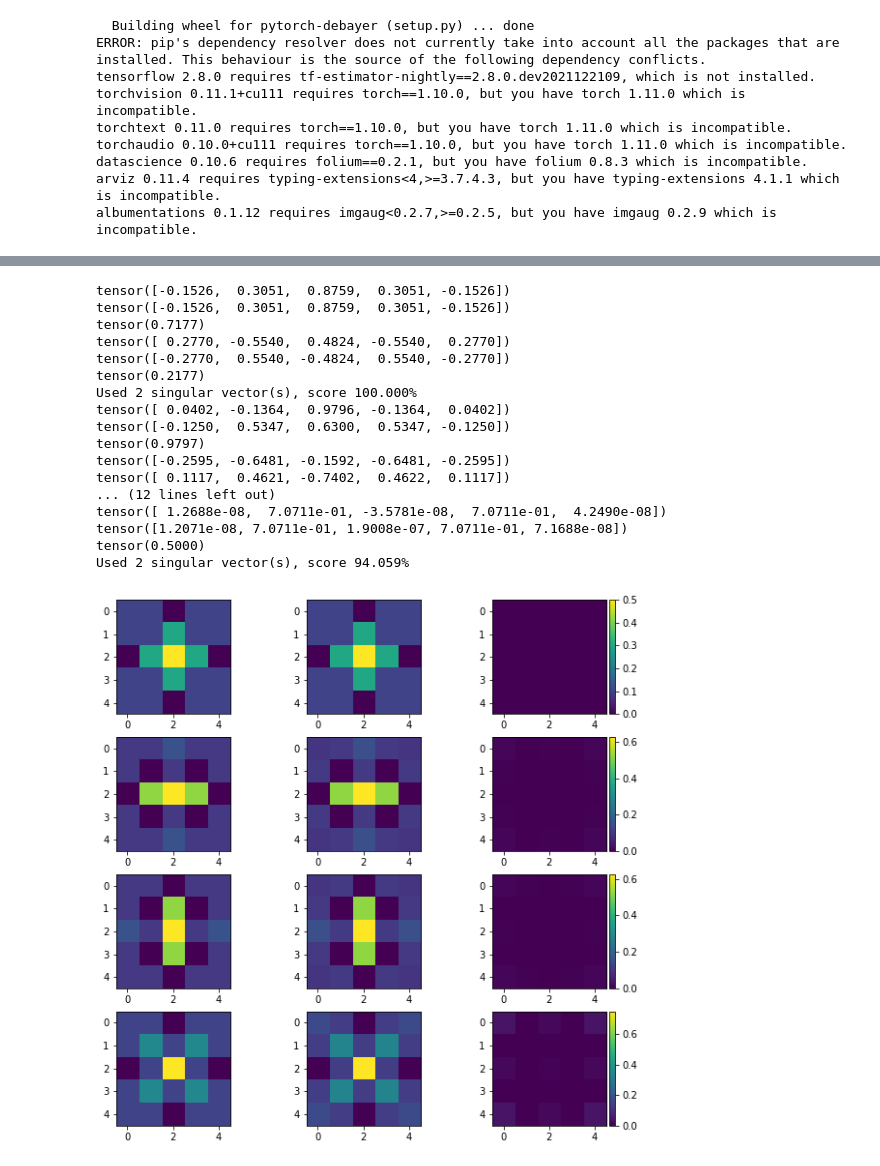
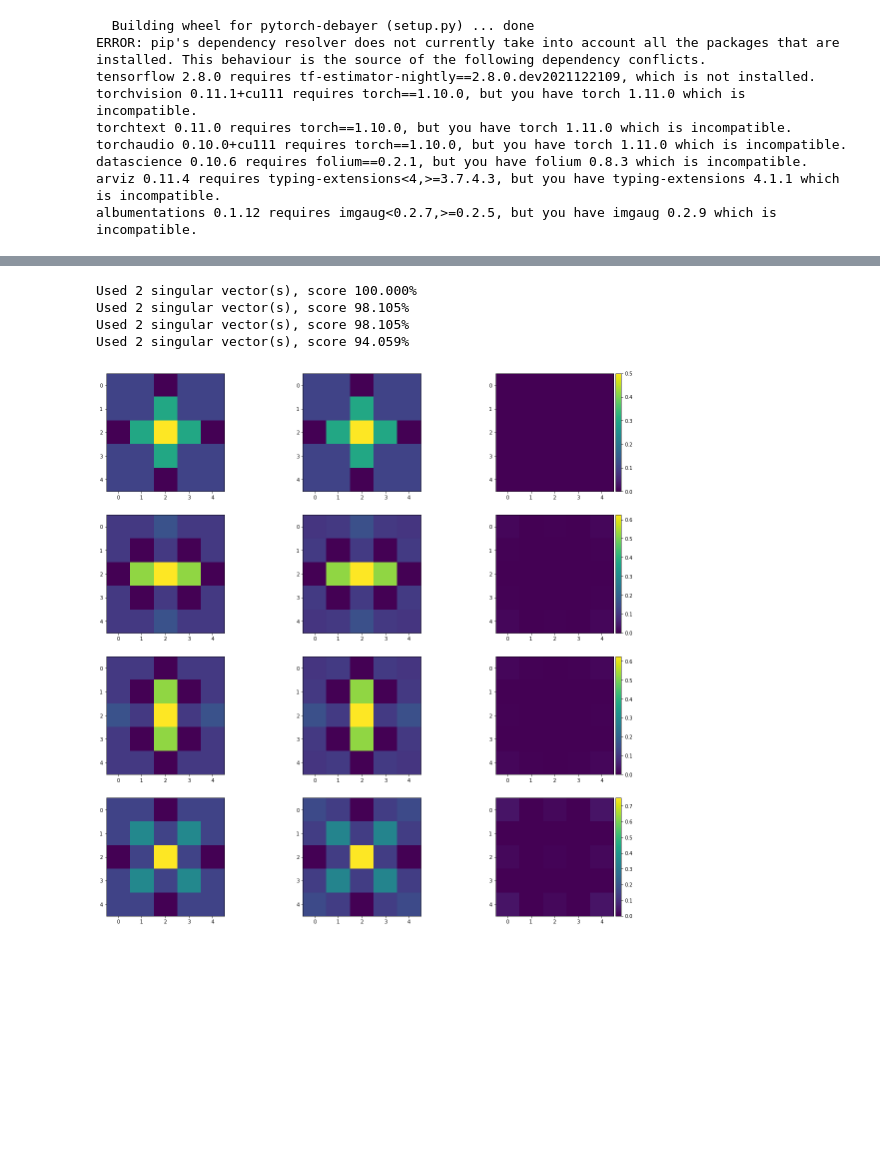
Before and after one commit to cheind/pytorch-debayer, a Jupyter notebook: Separable_Filter_SVD.ipynb, the cells around one changed output, grey strips where cells are left out. Saved outputs shown, nothing was run; the diff lists cells and outputs as text; code cells hidden in the pictures; blank space fills up the shorter version.

```diff
--- a/Separable_Filter_SVD.ipynb
+++ b/Separable_Filter_SVD.ipynb
@@ -4,7 +4,7 @@ import debayer
 import numpy as np
 import matplotlib.pyplot as plt
 from mpl_toolkits.axes_grid1 import make_axes_locatable
-plt.rcParams["figure.figsize"]=10,10
+plt.rcParams["figure.figsize"]=20,20
 # %%
 !pip3 install -U git+https://github.com/cheind/pytorch-debayer --force -q
 !pip3 install torch -q
@@ -62,35 +41,23 @@ def reconstruct_kernel(k, n:int=None, min_score:float=None):
   print(f'Used {i+1} singular vector(s), score {score/s.abs().sum()*100:.3f}%')
   return kr
 # %%
+kernels = debayer.Debayer5x5().kernels.data
 fig, axs = plt.subplots(4,3)
 
-for idx in range(4):
+for idx in range(kernels.shape[0]):
   k = kernels[idx,0]
   kr = reconstruct_kernel(k, min_score=0.9)
   diff = abs(k-kr)
   plot_kernel(k, axs[idx,0])
   plot_kernel(kr, axs[idx,1])
   data = axs[idx,2].imshow(diff, vmin=0, vmax=k.max())
 
   div = make_axes_locatable(axs[idx,2])
   cax = div.append_axes('right', size='5%', pad=0.05)
   fig.colorbar(data, cax=cax, orientation='vertical')
 # %% [output]
-tensor([-0.1526,  0.3051,  0.8759,  0.3051, -0.1526])
-tensor([-0.1526,  0.3051,  0.8759,  0.3051, -0.1526])
-tensor(0.7177)
-tensor([ 0.2770, -0.5540,  0.4824, -0.5540,  0.2770])
-tensor([-0.2770,  0.5540, -0.4824,  0.5540, -0.2770])
-tensor(0.2177)
 Used 2 singular vector(s), score 100.000%
-tensor([ 0.0402, -0.1364,  0.9796, -0.1364,  0.0402])
-tensor([-0.1250,  0.5347,  0.6300,  0.5347, -0.1250])
-tensor(0.9797)
-tensor([-0.2595, -0.6481, -0.1592, -0.6481, -0.2595])
-tensor([ 0.1117,  0.4621, -0.7402,  0.4622,  0.1117])
-... (12 lines left out)
-tensor([ 1.2688e-08,  7.0711e-01, -3.5781e-08,  7.0711e-01,  4.2490e-08])
-tensor([1.2071e-08, 7.0711e-01, 1.9008e-07, 7.0711e-01, 7.1688e-08])
-tensor(0.5000)
+Used 2 singular vector(s), score 98.105%
+Used 2 singular vector(s), score 98.105%
 Used 2 singular vector(s), score 94.059%
-[figure, old version]
+[figure, new version]
```
Also changed, not shown: parts of 4 cells of this notebook.
